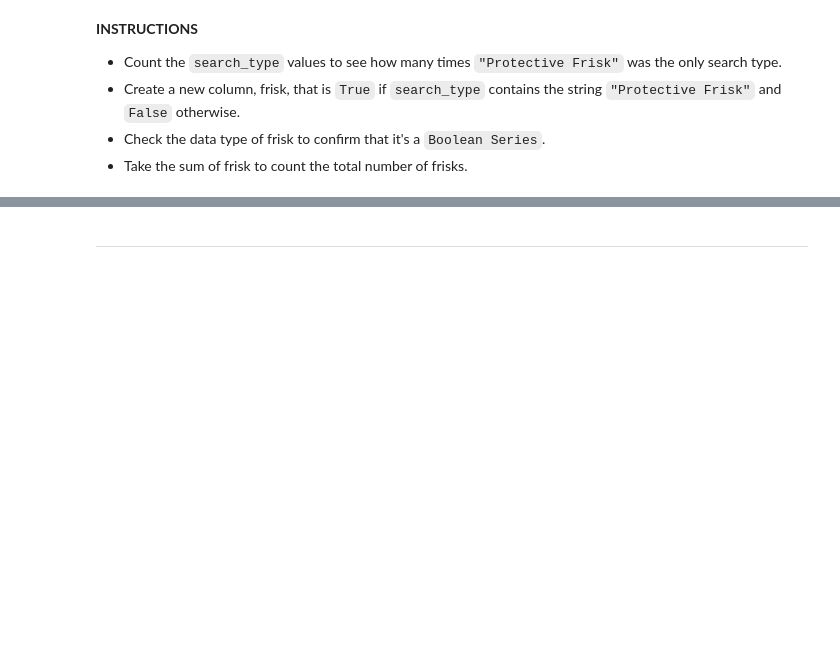
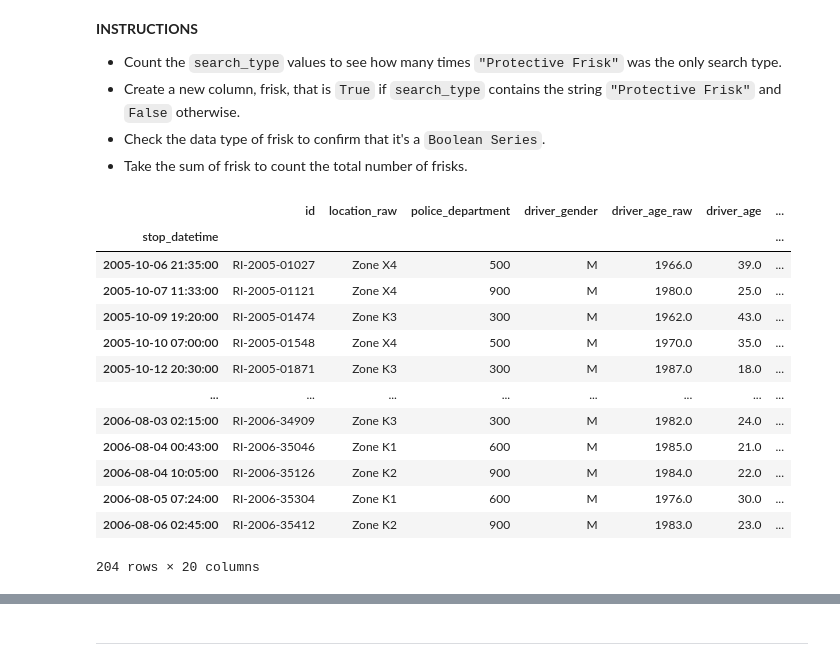
Before and after one commit to mehmetsar/DA_assignments, a Jupyter notebook: 02_exploring_the_relationship_between_gender_and_policing(Student).ipynb, the cells around one changed output, grey strips where cells are left out. Drawn from its saved outputs; the diff is of its cells as text; code cells hidden in the pictures; blank space fills up the shorter version.

```diff
--- a/02_exploring_the_relationship_between_gender_and_policing(Student).ipynb
+++ b/02_exploring_the_relationship_between_gender_and_policing(Student).ipynb
@@ -370,3 +370,21 @@ You'll first check to see how many times "Protective Frisk" was the only search
 *   Create a new column, frisk, that is ``True`` if ``search_type`` contains the string ``"Protective Frisk"`` and ``False`` otherwise.
 *   Check the data type of frisk to confirm that it's a ``Boolean Series``.
 *   Take the sum of frisk to count the total number of frisks.
+# %%
+ri.search_type.value_counts()
+ri[ri["search_type"]=="Protective Frisk"]
+# %% [output]
+|  | id | location_raw | police_department | driver_gender | driver_age_raw | driver_age | ... |
+| stop_datetime |  |  |  |  |  |  | ... |
+| 2005-10-06 21:35:00 | RI-2005-01027 | Zone X4 | 500 | M | 1966.0 | 39.0 | ... |
+| 2005-10-07 11:33:00 | RI-2005-01121 | Zone X4 | 900 | M | 1980.0 | 25.0 | ... |
+| 2005-10-09 19:20:00 | RI-2005-01474 | Zone K3 | 300 | M | 1962.0 | 43.0 | ... |
+| 2005-10-10 07:00:00 | RI-2005-01548 | Zone X4 | 500 | M | 1970.0 | 35.0 | ... |
+| 2005-10-12 20:30:00 | RI-2005-01871 | Zone K3 | 300 | M | 1987.0 | 18.0 | ... |
+| ... | ... | ... | ... | ... | ... | ... | ... |
+| 2006-08-03 02:15:00 | RI-2006-34909 | Zone K3 | 300 | M | 1982.0 | 24.0 | ... |
+| 2006-08-04 00:43:00 | RI-2006-35046 | Zone K1 | 600 | M | 1985.0 | 21.0 | ... |
+| 2006-08-04 10:05:00 | RI-2006-35126 | Zone K2 | 900 | M | 1984.0 | 22.0 | ... |
+| 2006-08-05 07:24:00 | RI-2006-35304 | Zone K1 | 600 | M | 1976.0 | 30.0 | ... |
+| 2006-08-06 02:45:00 | RI-2006-35412 | Zone K2 | 900 | M | 1983.0 | 23.0 | ... |
+204 rows × 20 columns
```
Also changed, not shown: parts of 4 cells of this notebook.
